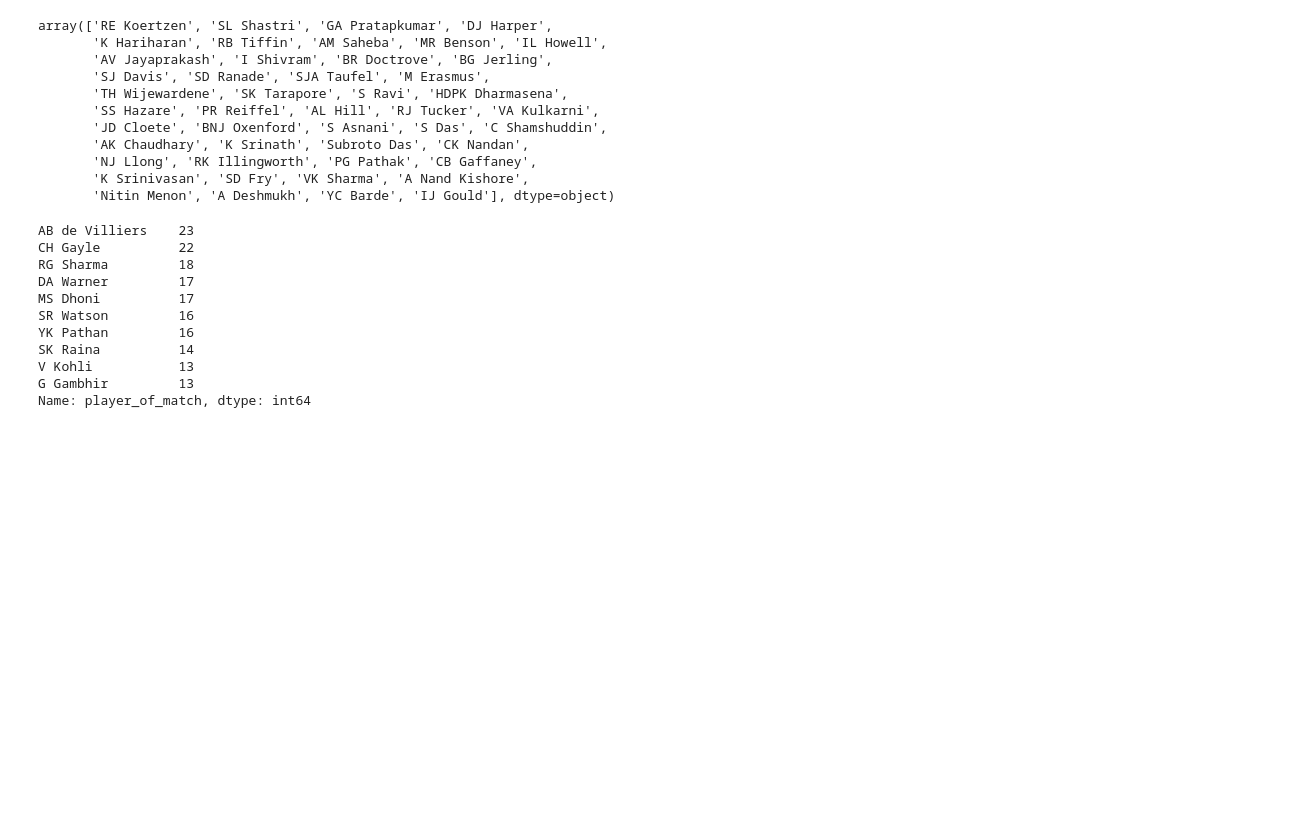
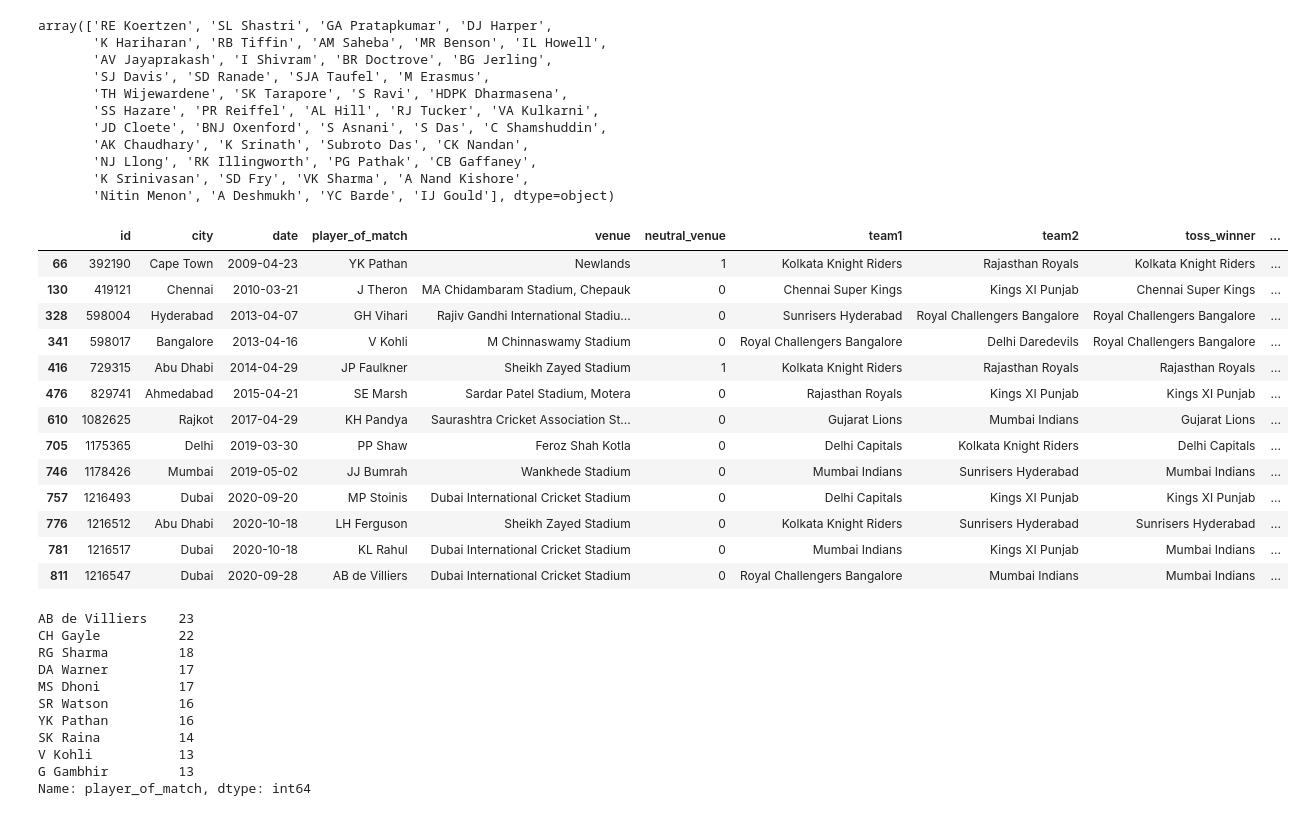
Before and after one commit to Diwash17/IPL-project-, a Jupyter notebook: IPLdataanalysis.ipynb, the cells around one changed output. Drawn from its saved outputs; the diff is of its cells as text; code cells hidden in the pictures; blank space fills up the shorter version.

```diff
--- a/IPLdataanalysis.ipynb
+++ b/IPLdataanalysis.ipynb
@@ -345,6 +346,23 @@ array(['RE Koertzen', 'SL Shastri', 'GA Pratapkumar', 'DJ Harper',
        'NJ Llong', 'RK Illingworth', 'PG Pathak', 'CB Gaffaney',
        'K Srinivasan', 'SD Fry', 'VK Sharma', 'A Nand Kishore',
        'Nitin Menon', 'A Deshmukh', 'YC Barde', 'IJ Gould'], dtype=object)
+# %%
+df[df['eliminator']=='Y']
+# %% [output]
+|  | id | city | date | player_of_match | venue | neutral_venue | team1 | team2 | toss_winner | ... |
+| 66 | 392190 | Cape Town | 2009-04-23 | YK Pathan | Newlands | 1 | Kolkata Knight Riders | Rajasthan Royals | Kolkata Knight Riders | ... |
+| 130 | 419121 | Chennai | 2010-03-21 | J Theron | MA Chidambaram Stadium, Chepauk | 0 | Chennai Super Kings | Kings XI Punjab | Chennai Super Kings | ... |
+| 328 | 598004 | Hyderabad | 2013-04-07 | GH Vihari | Rajiv Gandhi International Stadiu... | 0 | Sunrisers Hyderabad | Royal Challengers Bangalore | Royal Challengers Bangalore | ... |
+| 341 | 598017 | Bangalore | 2013-04-16 | V Kohli | M Chinnaswamy Stadium | 0 | Royal Challengers Bangalore | Delhi Daredevils | Royal Challengers Bangalore | ... |
+| 416 | 729315 | Abu Dhabi | 2014-04-29 | JP Faulkner | Sheikh Zayed Stadium | 1 | Kolkata Knight Riders | Rajasthan Royals | Rajasthan Royals | ... |
+| 476 | 829741 | Ahmedabad | 2015-04-21 | SE Marsh | Sardar Patel Stadium, Motera | 0 | Rajasthan Royals | Kings XI Punjab | Kings XI Punjab | ... |
+| 610 | 1082625 | Rajkot | 2017-04-29 | KH Pandya | Saurashtra Cricket Association St... | 0 | Gujarat Lions | Mumbai Indians | Gujarat Lions | ... |
+| 705 | 1175365 | Delhi | 2019-03-30 | PP Shaw | Feroz Shah Kotla | 0 | Delhi Capitals | Kolkata Knight Riders | Delhi Capitals | ... |
+| 746 | 1178426 | Mumbai | 2019-05-02 | JJ Bumrah | Wankhede Stadium | 0 | Mumbai Indians | Sunrisers Hyderabad | Mumbai Indians | ... |
+| 757 | 1216493 | Dubai | 2020-09-20 | MP Stoinis | Dubai International Cricket Stadium | 0 | Delhi Capitals | Kings XI Punjab | Kings XI Punjab | ... |
+| 776 | 1216512 | Abu Dhabi | 2020-10-18 | LH Ferguson | Sheikh Zayed Stadium | 0 | Kolkata Knight Riders | Sunrisers Hyderabad | Sunrisers Hyderabad | ... |
+| 781 | 1216517 | Dubai | 2020-10-18 | KL Rahul | Dubai International Cricket Stadium | 0 | Mumbai Indians | Kings XI Punjab | Mumbai Indians | ... |
+| 811 | 1216547 | Dubai | 2020-09-28 | AB de Villiers | Dubai International Cricket Stadium | 0 | Royal Challengers Bangalore | Mumbai Indians | Mumbai Indians | ... |
 # %%
 df['player_of_match'].value_counts()[:10]
 # %% [output]
```
Also changed, not shown: parts of 4 cells of this notebook.
